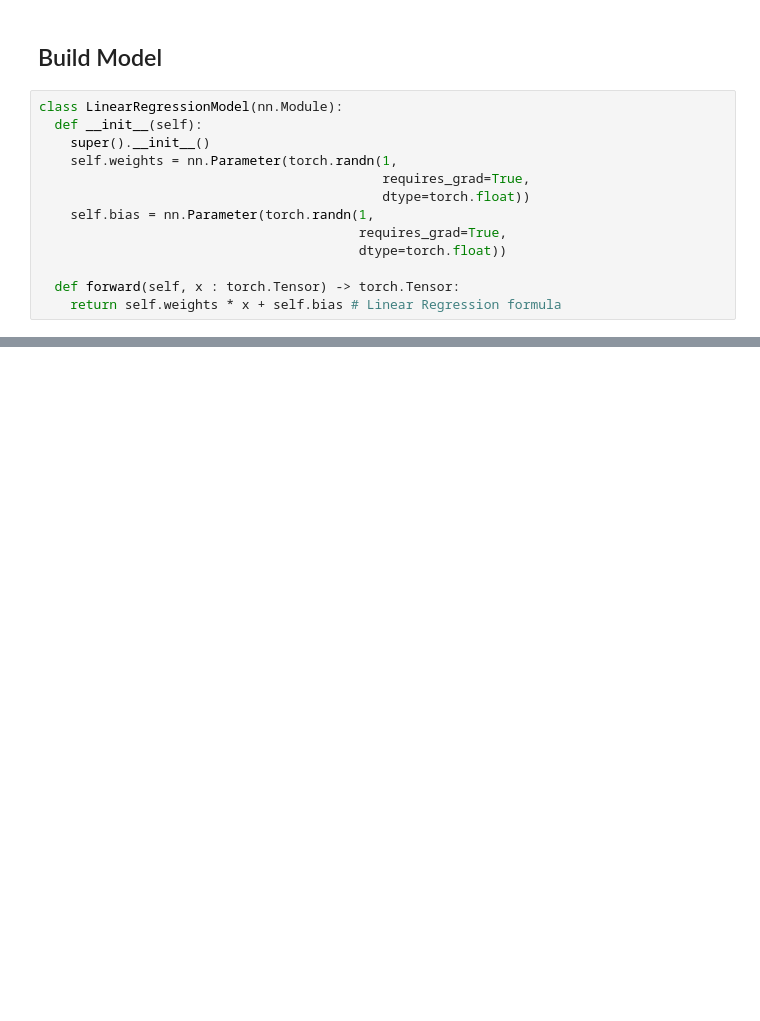
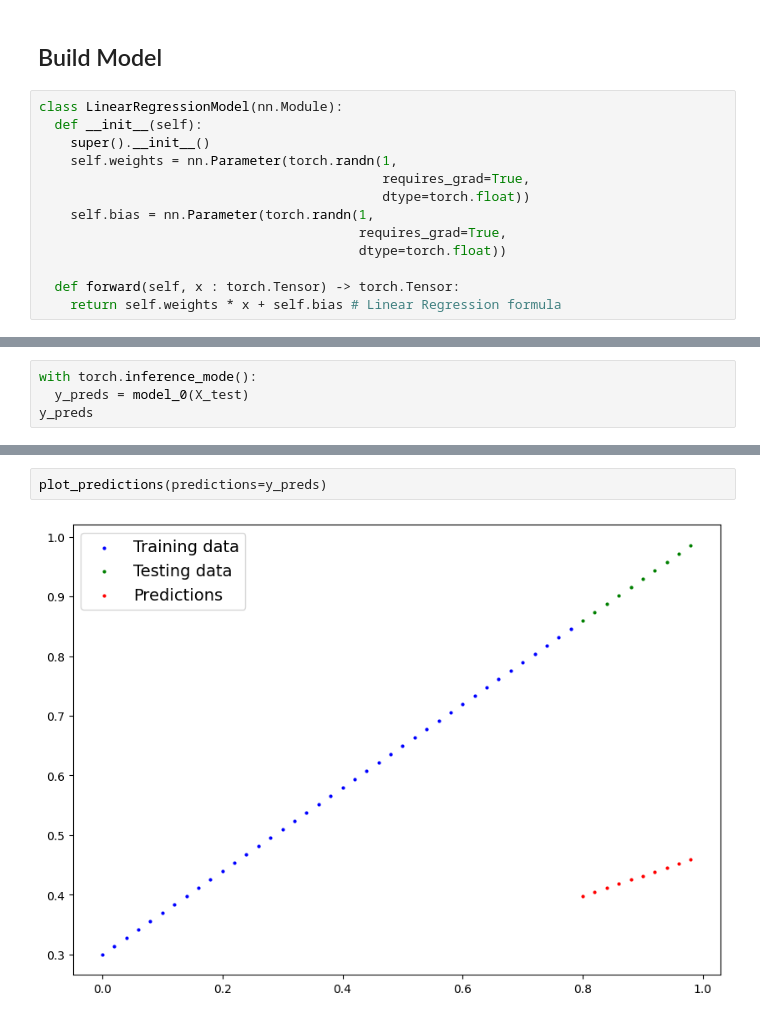
Before and after one commit to Raghav847/pytorch_learn, a Jupyter notebook: notebooks/01_pytorch_workflow.ipynb, the cells around one changed output, grey strips where cells are left out. Cells and saved outputs as stored; diff of their text form; blank space fills up the shorter version.

Commit message:
train/test

```diff
--- a/notebooks/01_pytorch_workflow.ipynb
+++ b/notebooks/01_pytorch_workflow.ipynb
@@ -132,0 +133,4 @@ OrderedDict([('weights', tensor([0.3367])), ('bias', tensor([0.1288]))])
+# %%
+with torch.inference_mode():
+  y_preds = model_0(X_test)
+y_preds
@@ -132,0 +161,4 @@ OrderedDict([('weights', tensor([0.3367])), ('bias', tensor([0.1288]))])
+# %%
+plot_predictions(predictions=y_preds)
+# %% [output]
+[figure, added]
```
Also changed, not shown: parts of 11 cells of this notebook.
